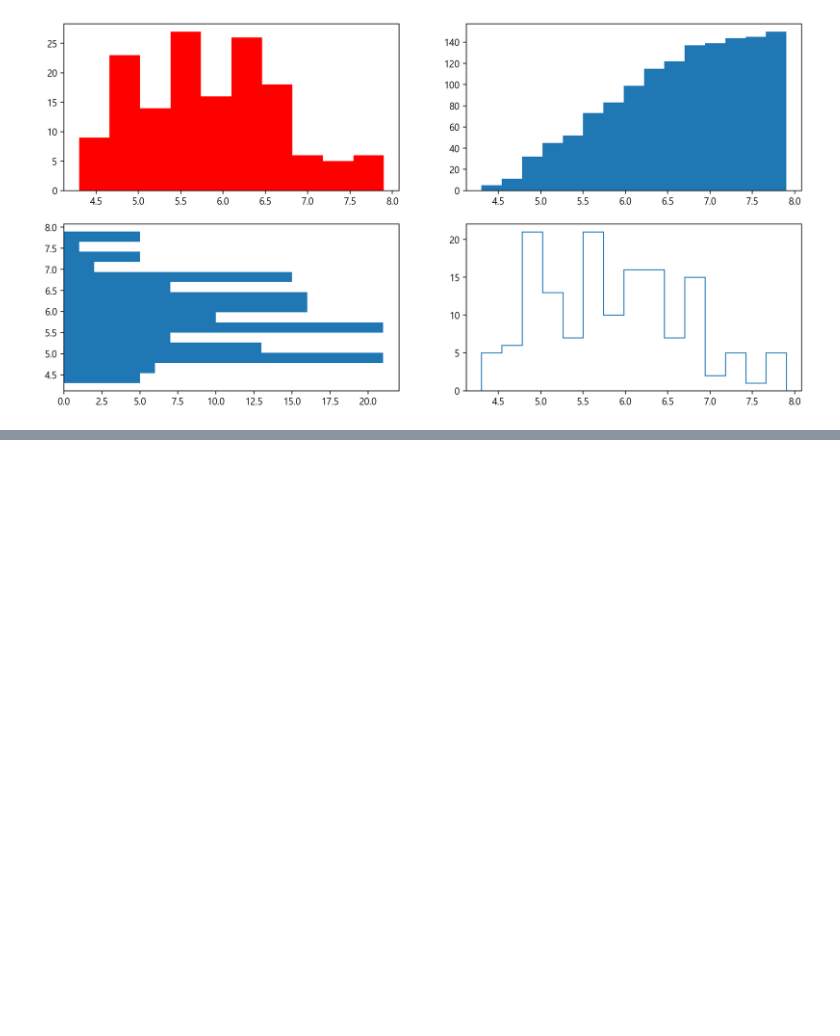
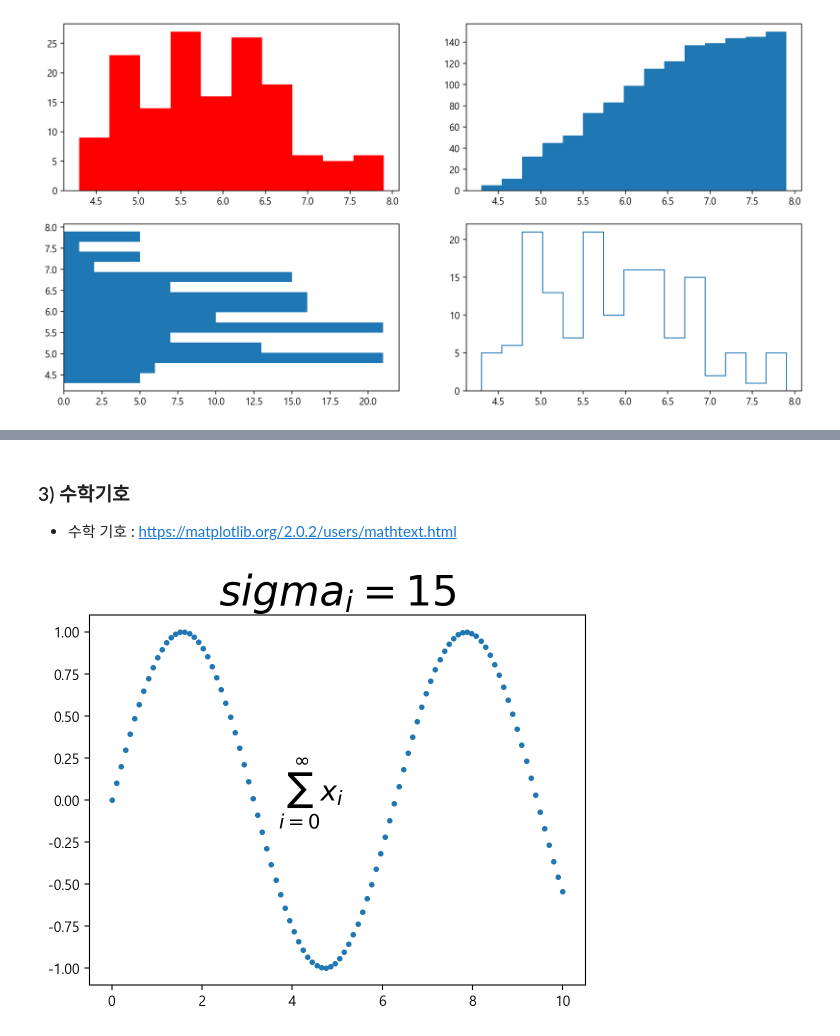
Before and after one commit to jsa3338/AI-X, a Jupyter notebook: source/01_python/ch12_데이터시각화_matplotlib.ipynb, the cells around one changed output, grey strips where cells are left out. Cells and saved outputs as stored; diff of their text form; code cells hidden in the pictures; blank space fills up the shorter version.

```diff
--- a/source/01_python/ch12_데이터시각화_matplotlib.ipynb
+++ b/source/01_python/ch12_데이터시각화_matplotlib.ipynb
@@ -234,0 +257,10 @@ plt.show()
+# %% [markdown]
+### 3) 수학기호
+- 수학 기호 : https://matplotlib.org/2.0.2/users/mathtext.html
+# %%
+plt.scatter(x,y, marker='.')
+plt.title(r'$sigma_i=15$', fontsize=30)
+plt.text(3.7,0, r'$\sum_{i=0}^\infty x_i$', fontsize=20)
+plt.show()
+# %% [output]
+[figure, added]
```
Also changed, not shown: parts of 12 cells of this notebook, 11 other files.
